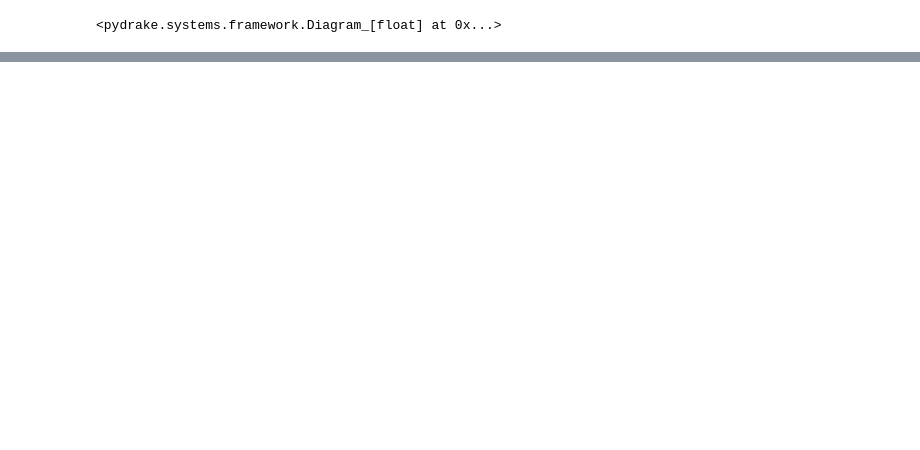
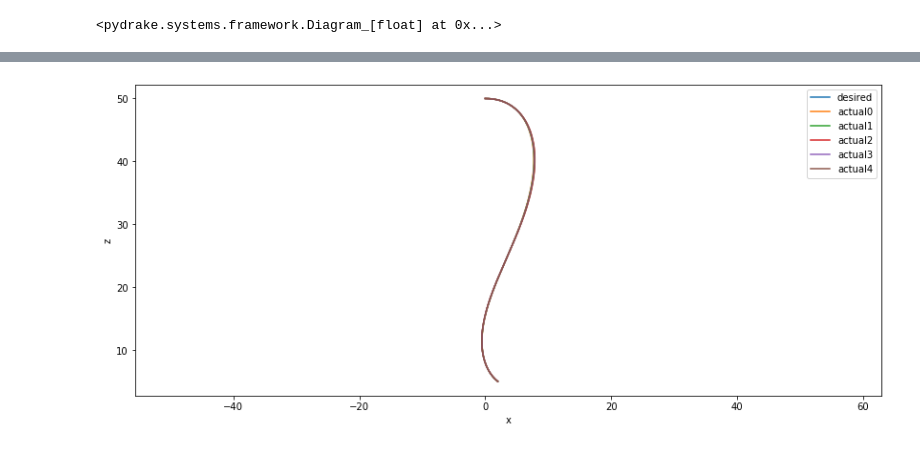
Before and after one commit to decastrol/rocket-lander, a Jupyter notebook: notebook.ipynb, the cells around one changed output, grey strips where cells are left out. Drawn from its saved outputs; the diff is of its cells as text; code cells hidden in the pictures; blank space fills up the shorter version.

```diff
--- a/notebook.ipynb
+++ b/notebook.ipynb
@@ -635,0 +534,76 @@ open_loop_simulation(x_traj, u_traj)
+# %%
+def finite_horizon_lqr(x_traj, u_traj):
+    builder = DiagramBuilder()
+    rocket = builder.AddSystem(Rocket2D_[None]())
+    scene_graph = builder.AddSystem(SceneGraph())
+    RocketGeometry.AddToBuilder(builder, rocket.GetOutputPort("x"),
+                                scene_graph)
+    visualizer = MeshcatVisualizerCpp.AddToBuilder(builder, scene_graph,
+                                                   meshcat)
+    logger = LogVectorOutput(rocket.GetOutputPort("x"), builder)
+    meshcat.Delete()
+    meshcat.Set2dRenderMode(xmin=-100, xmax=100, ymin=-10, ymax=100)
+
+    Q = np.diag([10, 10, 100, 0, 1, 1, 1, 0])
+    R = np.diag([0.01, 0.01])
+    options = FiniteHorizonLinearQuadraticRegulatorOptions()
+    options.Qf = np.diag([(1 / 0.05)**2, (1 / 0.05)**2, (1 / 100.0)**2,
+                          (1 / 3.0)**2, 1, 1, (1 / 3.0)**2, 1])
+    #options.use_square_root_method = True  # Pending drake PR #16812
+    options.x0 = x_traj
+    options.u0 = u_traj
+
+    controller = builder.AddSystem(
+        MakeFiniteHorizonLinearQuadraticRegulator(
+            system=rocket,
+            context=rocket.CreateDefaultContext(),
+            t0=x_traj.start_time(),
+            tf=x_traj.end_time(),
+            Q=Q,
+            R=R,
+            options=options))
+    builder.Connect(controller.get_output_port(), rocket.get_input_port())
+    builder.Connect(rocket.GetOutputPort("x"), controller.get_input_port())
+
+    diagram = builder.Build()
+
+    simulator = Simulator(diagram)
+    context = simulator.get_mutable_context()
+    rocket_context = rocket.GetMyContextFromRoot(context)
+
+    ts = np.linspace(u_traj.start_time(), u_traj.end_time(), 301)
+    desired_state = RocketBargeState(x_traj.vector_values(ts))
+
+    fig, ax = plt.subplots(2,1, figsize=(14,6))
+    ax.plot(desired_state.x, desired_state.z, label='desired')
+    ax.set_xlabel('x')
+    ax.set_ylabel('z')
+    ax.axis('equal')
+
+    rng = np.random.default_rng(123)
+
+    for i in range(5):
+        context.SetTime(x_traj.start_time())
+        initial_state = RocketBargeState(x_traj.value(x_traj.start_time()))
+        initial_state.bargeXdot += 0.5*rng.standard_normal()
+        print(initial_state.bargeXdot)
+        # initial_state.bargeXdot -=
+        rocket_context.SetContinuousState(initial_state[:])
+
+        simulator.Initialize()
+        visualizer.StartRecording(False)
+
+        simulator.AdvanceTo(x_traj.end_time())
+        visualizer.PublishRecording()
+
+        log = logger.FindLog(context)
+        state = RocketBargeState(log.data())
+        log.Clear()
+
+        ax.plot(state.x, state.z, label=f'actual{i}')
+
+
+    ax.legend()
+
+finite_horizon_lqr(x_traj, u_traj)
+# %% [output]
@@ -636,3 +615,4 @@ open_loop_simulation(x_traj, u_traj)
+[figure, added]
 # %% [markdown]
 <a style='text-decoration:none;line-height:16px;display:flex;color:#5B5B62;padding:10px;justify-content:end;' href='https://deepnote.com?utm_source=created-in-deepnote-cell&projectId=48a3d090-8efd-4fd5-9847-d5e27a9acb16' target="_blank">
 <img alt='Created in deepnote.com' style='display:inline;max-height:16px;margin:0px;margin-right:7.5px;' src='embedded-picture-1' > </img>
```
Also changed, not shown: parts of 17 cells of this notebook.
